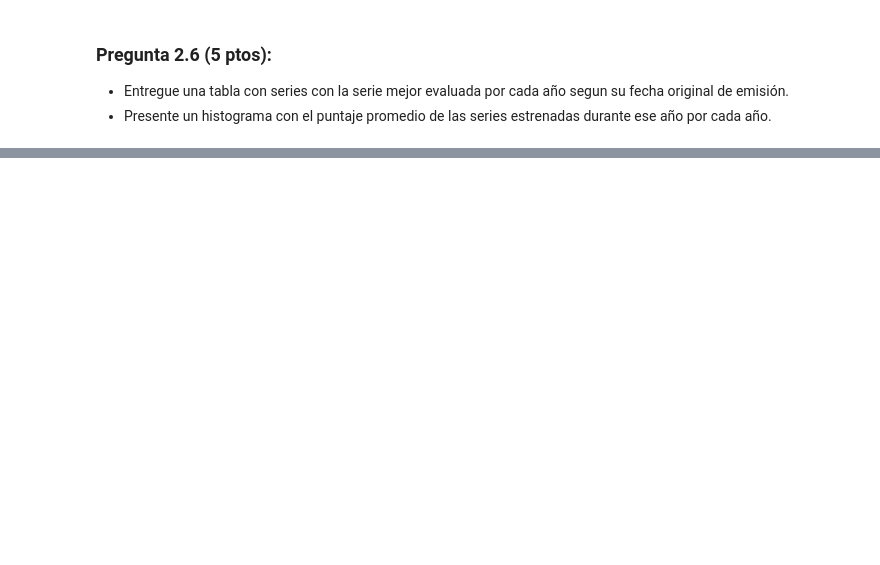
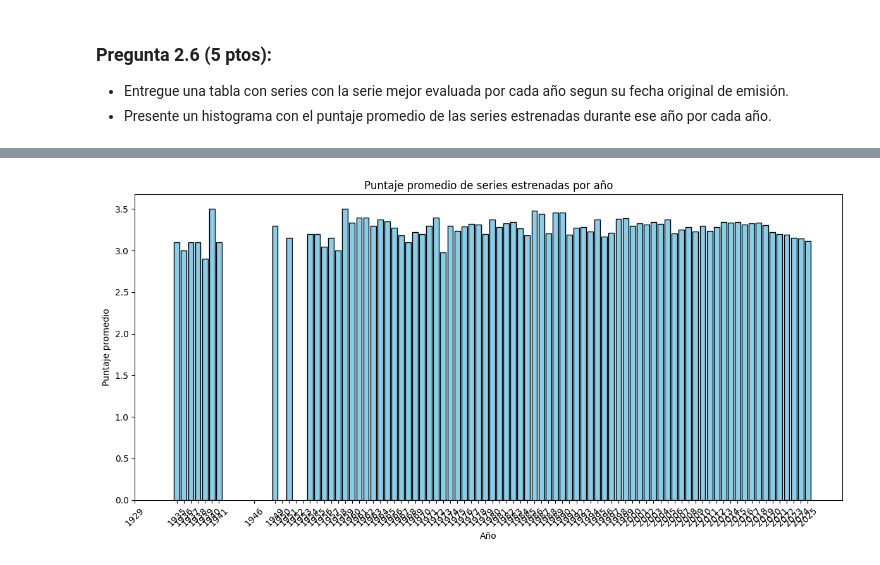
Before and after one commit to AntoCreed777/Web_Scraping, a Jupyter notebook: 2025_Tarea01_AD.ipynb, the cells around one changed output, grey strips where cells are left out. Saved outputs shown, nothing was run; the diff lists cells and outputs as text; code cells hidden in the pictures; blank space fills up the shorter version.

Commit message:
refactor: Se agrega TODO el codigo al Jupyter Notebook para cumplir con los requisitos de entrega del trabajo

```diff
--- a/2025_Tarea01_AD.ipynb
+++ b/2025_Tarea01_AD.ipynb
@@ -108,4 +58,0 @@ drive.mount('/content/drive')
-# %%
-#-------------------------------------------------------------------------------
-base_url = "https://www.sensacine.com/series-tv/"
-#-------------------------------------------------------------------------------
@@ -203,3 +1220,75 @@ Ademas, con esta información construya un gráfico de barras. Para esto pueden
 
 *  Entregue una tabla con series con la serie mejor evaluada por cada año segun su fecha original de emisión.
 * Presente un histograma con el puntaje promedio de las series estrenadas durante ese año por cada año.
+# %%
+if df_merged is not None:
+  def respuesta_series_mejor_evaluadas_por_anio(df: pd.DataFrame):
+      """Muestra la serie mejor evaluada por cada año de emisión original."""
+      from datetime import datetime
+
+      # Agrupar por año de emisión original y obtener la serie con mayor puntaje en cada año
+      df_filtrado = df[
+          (df[SerieColumn.FECHA_EMISION_ORIGINAL.value].notnull())
+          & (
+              df[SerieColumn.FECHA_EMISION_ORIGINAL.value].astype(int)
+              != SerieNullValues.FECHA_EMISION_ORIGINAL.value
+          )
+          & (df[SerieColumn.FECHA_EMISION_ORIGINAL.value].astype(int) > 1900)
+          & (df[SerieColumn.FECHA_EMISION_ORIGINAL.value].astype(int) <= datetime.now().year)
+      ]
+      idx = df_filtrado.groupby(SerieColumn.FECHA_EMISION_ORIGINAL.value)[
+          SerieColumn.PUNTUACION.value
+      ].idxmax()
+
+      # Eliminar posibles NaN en idx para evitar KeyError
+      idx = idx.dropna()
+      df_mejor_por_anio = df_filtrado.loc[idx]
+
+      # Mostrar tabla ordenada por año
+      df_mejor_por_anio = df_mejor_por_anio.sort_values(by=SerieColumn.FECHA_EMISION_ORIGINAL.value)
+      imprimir_data_frame(
+          df_mejor_por_anio,
+          mensaje="Tabla de la serie mejor evaluada por cada año de emisión original:",
+          columnas=[
+              SerieColumn.FECHA_EMISION_ORIGINAL.value,
+              SerieColumn.TITULO.value,
+              SerieColumn.PUNTUACION.value,
+              SerieColumn.GENEROS.value,
+              SerieColumn.DONDE_VER.value,
+          ],
+      )
+
+
+  def respuesta_puntaje_promedio_por_anio(df: pd.DataFrame):
+      """Presenta un histograma con el puntaje promedio de las series estrenadas por año."""
+      from datetime import datetime
+
+      df_filtrado = df[
+          (df[SerieColumn.FECHA_EMISION_ORIGINAL.value].notnull())
+          & (
+              df[SerieColumn.FECHA_EMISION_ORIGINAL.value].astype(int)
+              != SerieNullValues.FECHA_EMISION_ORIGINAL.value
+          )
+          & (df[SerieColumn.FECHA_EMISION_ORIGINAL.value].astype(int) > 1900)
+          & (df[SerieColumn.FECHA_EMISION_ORIGINAL.value].astype(int) <= datetime.now().year)
+      ]
+
+      df_agrupado = df_filtrado.groupby(SerieColumn.FECHA_EMISION_ORIGINAL.value)[
+          SerieColumn.PUNTUACION.value
+      ].mean()
+      df_tabla = df_agrupado.reset_index()
+
+      # Graficar puntaje promedio por año (gráfico de barras)
+      plt.figure(figsize=(12, 6))
+      anios = df_tabla[SerieColumn.FECHA_EMISION_ORIGINAL.value].astype(int)
+      plt.bar(anios, df_tabla[SerieColumn.PUNTUACION.value], color="skyblue", edgecolor="black")
+      plt.xlabel("Año")
+      plt.ylabel("Puntaje promedio")
+      plt.title("Puntaje promedio de series estrenadas por año")
+      plt.xticks(anios, rotation=45)
+      plt.tight_layout()
+      plt.show()
+
+respuesta_series_mejor_evaluadas_por_anio(df_merged)
+respuesta_puntaje_promedio_por_anio(df_merged)
+# %% [output]
@@ -205,0 +1312 @@ Ademas, con esta información construya un gráfico de barras. Para esto pueden
+[figure, added]
```
Also changed, not shown: parts of 38 cells of this notebook.
